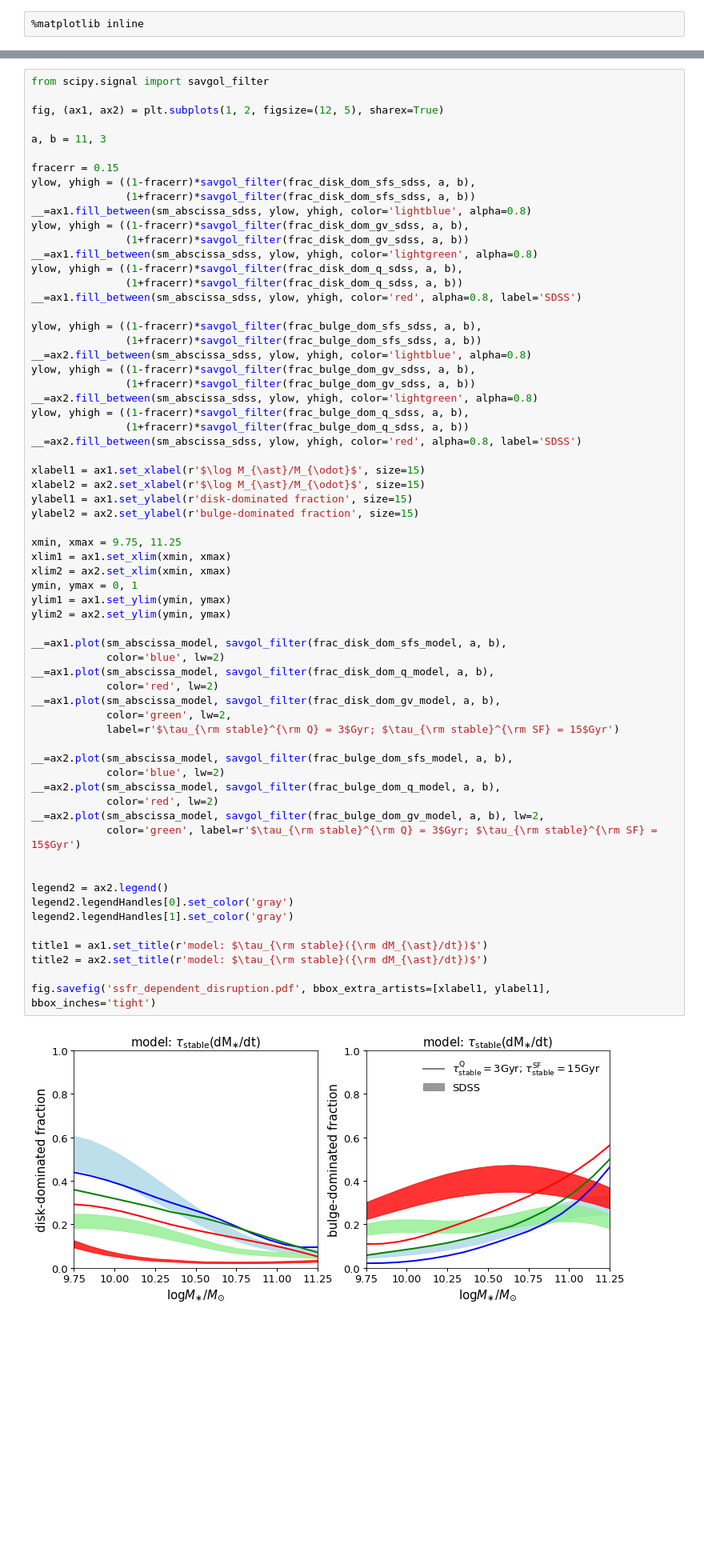
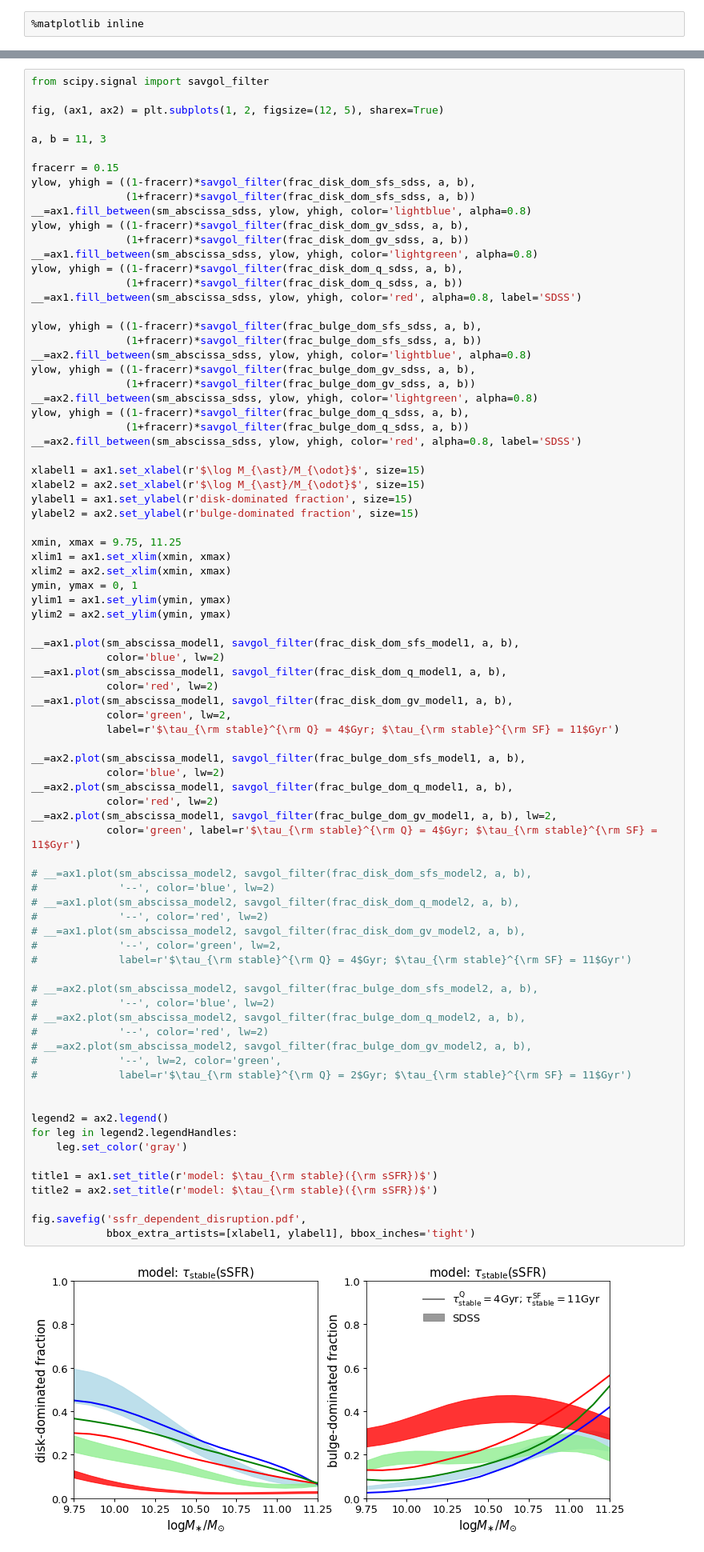
Before and after one commit to aphearin/empirical_disk_bulge, a Jupyter notebook: notebooks/plot_best_fit_ssfr_dependent_model.ipynb, the cells around one changed output, grey strips where cells are left out. Shown: that part at 80% size. Drawn from its saved outputs; the diff is of its cells as text; blank space fills up the shorter version.

```diff
--- a/notebooks/plot_best_fit_ssfr_dependent_model.ipynb
+++ b/notebooks/plot_best_fit_ssfr_dependent_model.ipynb
@@ -91,44 +112,61 @@ ylow, yhigh = ((1-fracerr)*savgol_filter(frac_bulge_dom_gv_sdss, a, b),
                (1+fracerr)*savgol_filter(frac_bulge_dom_gv_sdss, a, b))
 __=ax2.fill_between(sm_abscissa_sdss, ylow, yhigh, color='lightgreen', alpha=0.8)
 ylow, yhigh = ((1-fracerr)*savgol_filter(frac_bulge_dom_q_sdss, a, b),
                (1+fracerr)*savgol_filter(frac_bulge_dom_q_sdss, a, b))
 __=ax2.fill_between(sm_abscissa_sdss, ylow, yhigh, color='red', alpha=0.8, label='SDSS')
 
 xlabel1 = ax1.set_xlabel(r'$\log M_{\ast}/M_{\odot}$', size=15)
 xlabel2 = ax2.set_xlabel(r'$\log M_{\ast}/M_{\odot}$', size=15)
 ylabel1 = ax1.set_ylabel(r'disk-dominated fraction', size=15)
 ylabel2 = ax2.set_ylabel(r'bulge-dominated fraction', size=15)
 
 xmin, xmax = 9.75, 11.25
 xlim1 = ax1.set_xlim(xmin, xmax)
 xlim2 = ax2.set_xlim(xmin, xmax)
 ymin, ymax = 0, 1
 ylim1 = ax1.set_ylim(ymin, ymax)
 ylim2 = ax2.set_ylim(ymin, ymax)
 
-__=ax1.plot(sm_abscissa_model, savgol_filter(frac_disk_dom_sfs_model, a, b),
+__=ax1.plot(sm_abscissa_model1, savgol_filter(frac_disk_dom_sfs_model1, a, b),
             color='blue', lw=2)
-__=ax1.plot(sm_abscissa_model, savgol_filter(frac_disk_dom_q_model, a, b),
+__=ax1.plot(sm_abscissa_model1, savgol_filter(frac_disk_dom_q_model1, a, b),
             color='red', lw=2)
-__=ax1.plot(sm_abscissa_model, savgol_filter(frac_disk_dom_gv_model, a, b),
+__=ax1.plot(sm_abscissa_model1, savgol_filter(frac_disk_dom_gv_model1, a, b),
             color='green', lw=2,
-            label=r'$\tau_{\rm stable}^{\rm Q} = 3$Gyr; $\tau_{\rm stable}^{\rm SF} = 15$Gyr')
+            label=r'$\tau_{\rm stable}^{\rm Q} = 4$Gyr; $\tau_{\rm stable}^{\rm SF} = 11$Gyr')
 
-__=ax2.plot(sm_abscissa_model, savgol_filter(frac_bulge_dom_sfs_model, a, b),
+__=ax2.plot(sm_abscissa_model1, savgol_filter(frac_bulge_dom_sfs_model1, a, b),
             color='blue', lw=2)
-__=ax2.plot(sm_abscissa_model, savgol_filter(frac_bulge_dom_q_model, a, b),
+__=ax2.plot(sm_abscissa_model1, savgol_filter(frac_bulge_dom_q_model1, a, b),
             color='red', lw=2)
-__=ax2.plot(sm_abscissa_model, savgol_filter(frac_bulge_dom_gv_model, a, b), lw=2,
-            color='green', label=r'$\tau_{\rm stable}^{\rm Q} = 3$Gyr; $\tau_{\rm stable}^{\rm SF} = 15$Gyr')
+__=ax2.plot(sm_abscissa_model1, savgol_filter(frac_bulge_dom_gv_model1, a, b), lw=2,
+            color='green', label=r'$\tau_{\rm stable}^{\rm Q} = 4$Gyr; $\tau_{\rm stable}^{\rm SF} = 11$Gyr')
+
+# __=ax1.plot(sm_abscissa_model2, savgol_filter(frac_disk_dom_sfs_model2, a, b),
+#             '--', color='blue', lw=2)
+# __=ax1.plot(sm_abscissa_model2, savgol_filter(frac_disk_dom_q_model2, a, b),
+#             '--', color='red', lw=2)
+# __=ax1.plot(sm_abscissa_model2, savgol_filter(frac_disk_dom_gv_model2, a, b),
+#             '--', color='green', lw=2,
+#             label=r'$\tau_{\rm stable}^{\rm Q} = 4$Gyr; $\tau_{\rm stable}^{\rm SF} = 11$Gyr')
+
+# __=ax2.plot(sm_abscissa_model2, savgol_filter(frac_bulge_dom_sfs_model2, a, b),
+#             '--', color='blue', lw=2)
+# __=ax2.plot(sm_abscissa_model2, savgol_filter(frac_bulge_dom_q_model2, a, b),
+#             '--', color='red', lw=2)
+# __=ax2.plot(sm_abscissa_model2, savgol_filter(frac_bulge_dom_gv_model2, a, b),
+#             '--', lw=2, color='green',
+#             label=r'$\tau_{\rm stable}^{\rm Q} = 2$Gyr; $\tau_{\rm stable}^{\rm SF} = 11$Gyr')
 
 
 legend2 = ax2.legend()
-legend2.legendHandles[0].set_color('gray')
-legend2.legendHandles[1].set_color('gray')
+for leg in legend2.legendHandles:
+    leg.set_color('gray')
 
-title1 = ax1.set_title(r'model: $\tau_{\rm stable}({\rm dM_{\ast}/dt})$')
-title2 = ax2.set_title(r'model: $\tau_{\rm stable}({\rm dM_{\ast}/dt})$')
+title1 = ax1.set_title(r'model: $\tau_{\rm stable}({\rm sSFR})$')
+title2 = ax2.set_title(r'model: $\tau_{\rm stable}({\rm sSFR})$')
 
-fig.savefig('ssfr_dependent_disruption.pdf', bbox_extra_artists=[xlabel1, ylabel1], bbox_inches='tight')
+fig.savefig('ssfr_dependent_disruption.pdf',
+            bbox_extra_artists=[xlabel1, ylabel1], bbox_inches='tight')
 # %% [output]
-[figure, old version]
+[figure, new version]
```
Also changed, not shown: parts of 13 cells of this notebook, 2 other files.
